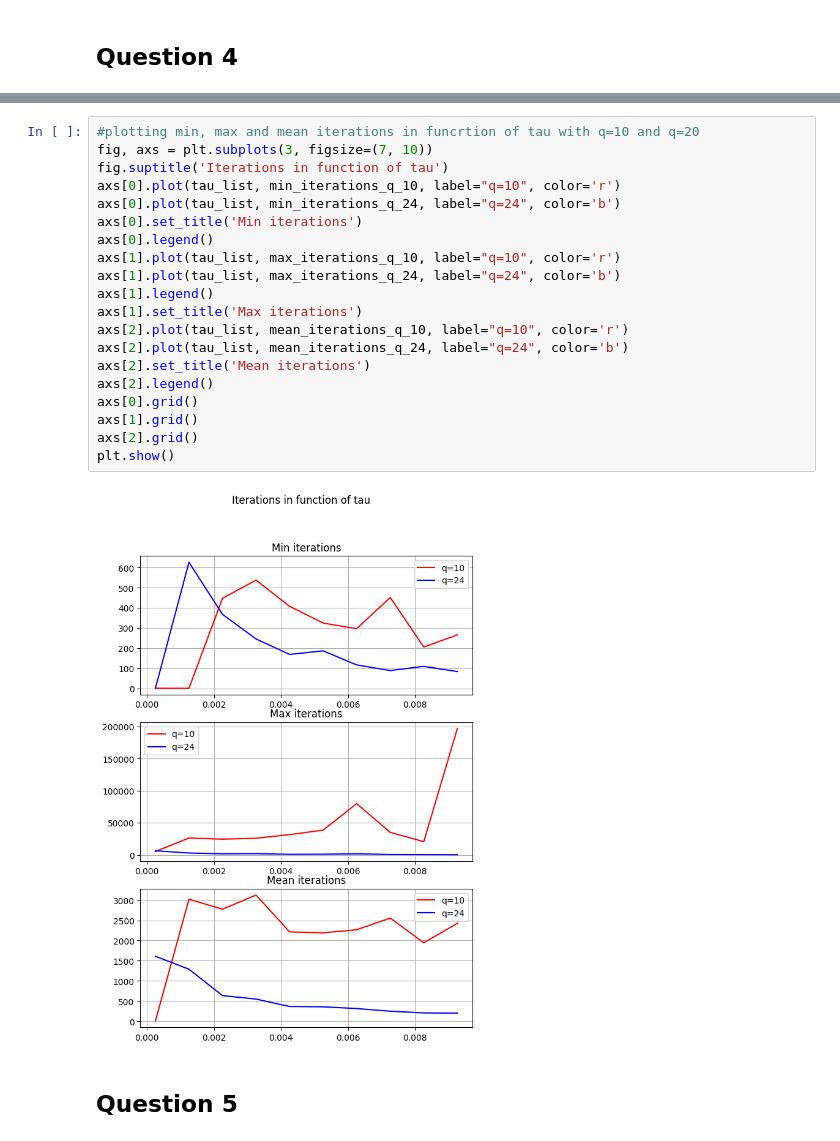
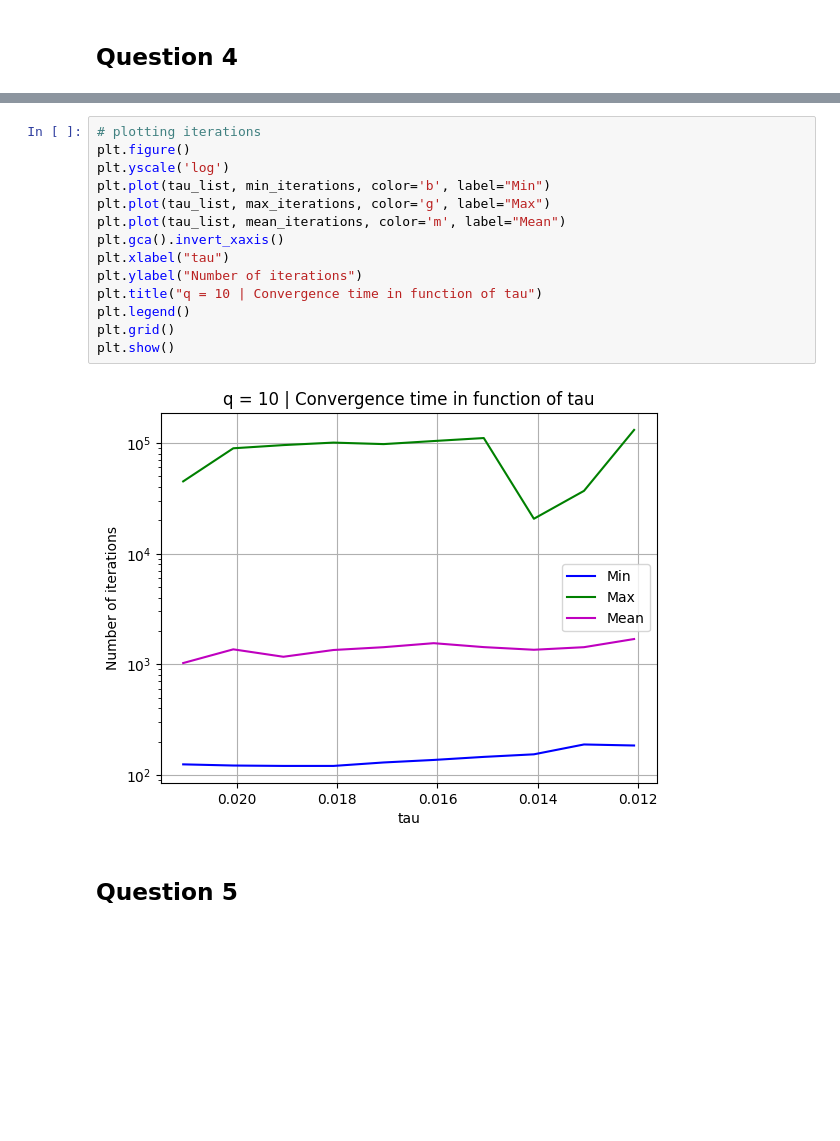
Before and after one commit to SianiEmanuele/CPS_project, a Jupyter notebook: PT1-Modeling/src/notebooks/task1.ipynb, the cells around one changed output, grey strips where cells are left out. Cells and saved outputs as stored; diff of their text form; blank space fills up the shorter version.

```diff
--- a/PT1-Modeling/src/notebooks/task1.ipynb
+++ b/PT1-Modeling/src/notebooks/task1.ipynb
@@ -193,24 +174,18 @@ plt.show()
-# %%
-#plotting min, max and mean iterations in funcrtion of tau with q=10 and q=20
-fig, axs = plt.subplots(3, figsize=(7, 10))
-fig.suptitle('Iterations in function of tau')
-axs[0].plot(tau_list, min_iterations_q_10, label="q=10", color='r')
-axs[0].plot(tau_list, min_iterations_q_24, label="q=24", color='b')
-axs[0].set_title('Min iterations')
-axs[0].legend()
-axs[1].plot(tau_list, max_iterations_q_10, label="q=10", color='r')
-axs[1].plot(tau_list, max_iterations_q_24, label="q=24", color='b')
-axs[1].legend()
-axs[1].set_title('Max iterations')
-axs[2].plot(tau_list, mean_iterations_q_10, label="q=10", color='r')
-axs[2].plot(tau_list, mean_iterations_q_24, label="q=24", color='b')
-axs[2].set_title('Mean iterations')
-axs[2].legend()
-axs[0].grid()
-axs[1].grid()
-axs[2].grid()
-plt.show()
-# %% [output]
-[figure, removed]
+# %%
+# plotting iterations
+plt.figure()
+plt.yscale('log')
+plt.plot(tau_list, min_iterations, color='b', label="Min")
+plt.plot(tau_list, max_iterations, color='g', label="Max")
+plt.plot(tau_list, mean_iterations, color='m', label="Mean")
+plt.gca().invert_xaxis()
+plt.xlabel("tau")
+plt.ylabel("Number of iterations")
+plt.title("q = 10 | Convergence time in function of tau")
+plt.legend()
+plt.grid()
+plt.show()
+# %% [output]
+[figure, added]
 # %% [markdown]
 ## Question 5
```
Also changed, not shown: parts of 22 cells of this notebook, 2 other files.
